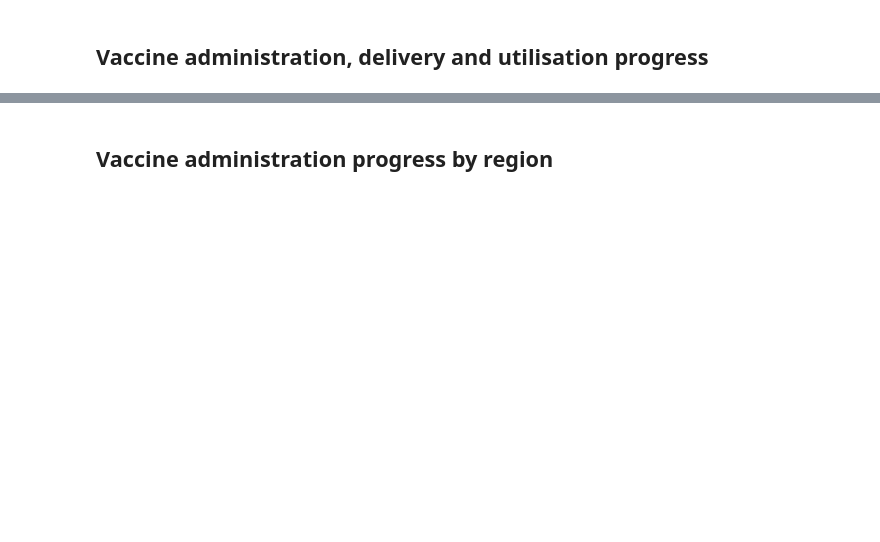
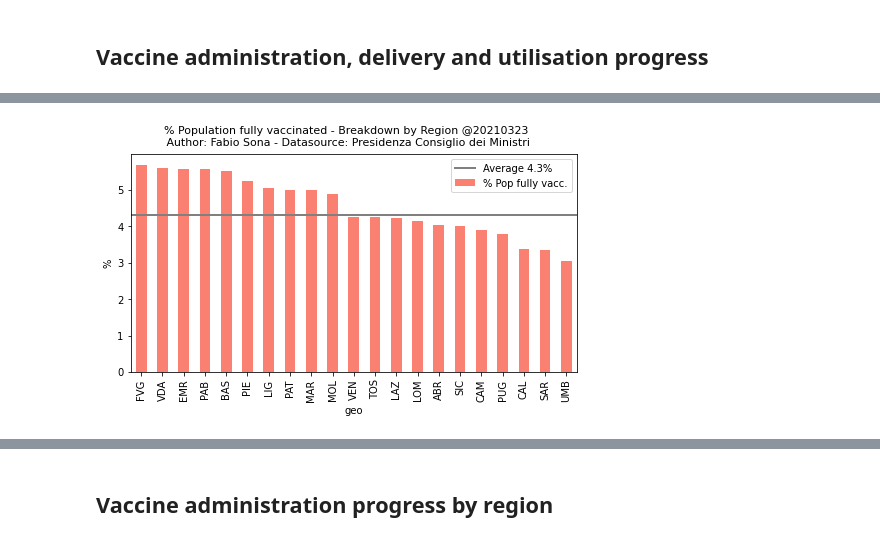
Before and after one commit to fsona/ITA_Vaccine_administration, a Jupyter notebook: Vaccination_ITA.ipynb, the cells around one changed output, grey strips where cells are left out. Cells and saved outputs as stored; diff of their text form; code cells hidden in the pictures; blank space fills up the shorter version.

```diff
--- a/Vaccination_ITA.ipynb
+++ b/Vaccination_ITA.ipynb
@@ -190,0 +196,36 @@ plt.show()
+# %%
+population = {'geo': ['Italy','Lombardia', 'Lazio','Campania','Sicilia','Veneto','Emilia-Romagna','Piemonte','Puglia','Toscana','Calabria','Sardegna','Liguria','Marche','Abruzzo','Friuli-Venezia Giulia','Provincia Autonoma Trento','Provincia Autonoma Bolzano / Bozen','Umbria','Basilicata','Molise',"Valle d'Aosta / Vallée d'Aoste"],
+        'ab': [60244639,10103969,5865544,5785861,4968410,4907704,4467118,4341375,4008296,3722729,1924701,1630474,1543127,1518400,1305770,1211357,542739,532080,1074819,556934,302265,125501],
+        'geoid': ['ITA','LOM', 'LAZ','CAM','SIC','VEN','EMR','PIE','PUG','TOS','CAL','SAR','LIG','MAR','ABR','FVG','PAT','PAB','UMB','BAS','MOL','VDA']
+        }
+
+dfAb = pd.DataFrame (population, columns = ['geo','ab','geoid'])
+dfAb.set_index("geo", inplace=True)
+
+dfAdm=dfVadm.copy()
+dfAdm=dfAdm.sort_values('nome_area',ascending=True)
+dfAdm=pd.pivot_table(dfAdm, values = 'seconda_dose',index = ['data_somministrazione'],aggfunc=np.sum, columns = 'nome_area')
+dfAdm=dfAdm.cumsum()
+dfAdm=dfAdm.fillna(method='ffill')
+dfAdm=dfAdm.iloc[-1]
+# today=dfAdm.index[-1]
+# d=today.strftime("%Y%m%d")
+
+dfAb=dfAb.iloc[1:,:]
+dfAb=dfAb.sort_values('geo',ascending=True)
+dfAb['2nd']=dfAdm
+dfAb['vacc_ratio']=dfAdm/dfAb.ab*100
+dfAb=dfAb.sort_values('vacc_ratio',ascending=False)
+labels=dfAb.geoid
+width=0.35
+fig,ax = plt.subplots(figsize=(8,4))
+dfAb['vacc_ratio'].plot(kind="bar",label='% Pop fully vacc.',color='salmon',ax=ax)
+ax.axhline(y=prc_full, color='grey',lw=2, linestyle='-', label='Average ' + str(int(prc_full*10)/10)+'%')
+ax.set_xticklabels(labels, rotation = 90)
+ax.set_ylabel('%')
+plt.legend(loc="upper right")
+fig.suptitle('% Population fully vaccinated - Breakdown by Region @'+d+'\n Author: Fabio Sona - Datasource: Presidenza Consiglio dei Ministri',size=11) #+" Source:Presidenza del Consiglio dei Ministri",y=1.0, x=0.5)
+plt.savefig('V'+d+'_PopVaccinatedRegion.png',dpi=300)
+plt.show()
+# %% [output]
+[figure, added]
```
Also changed, not shown: parts of 15 cells of this notebook.
